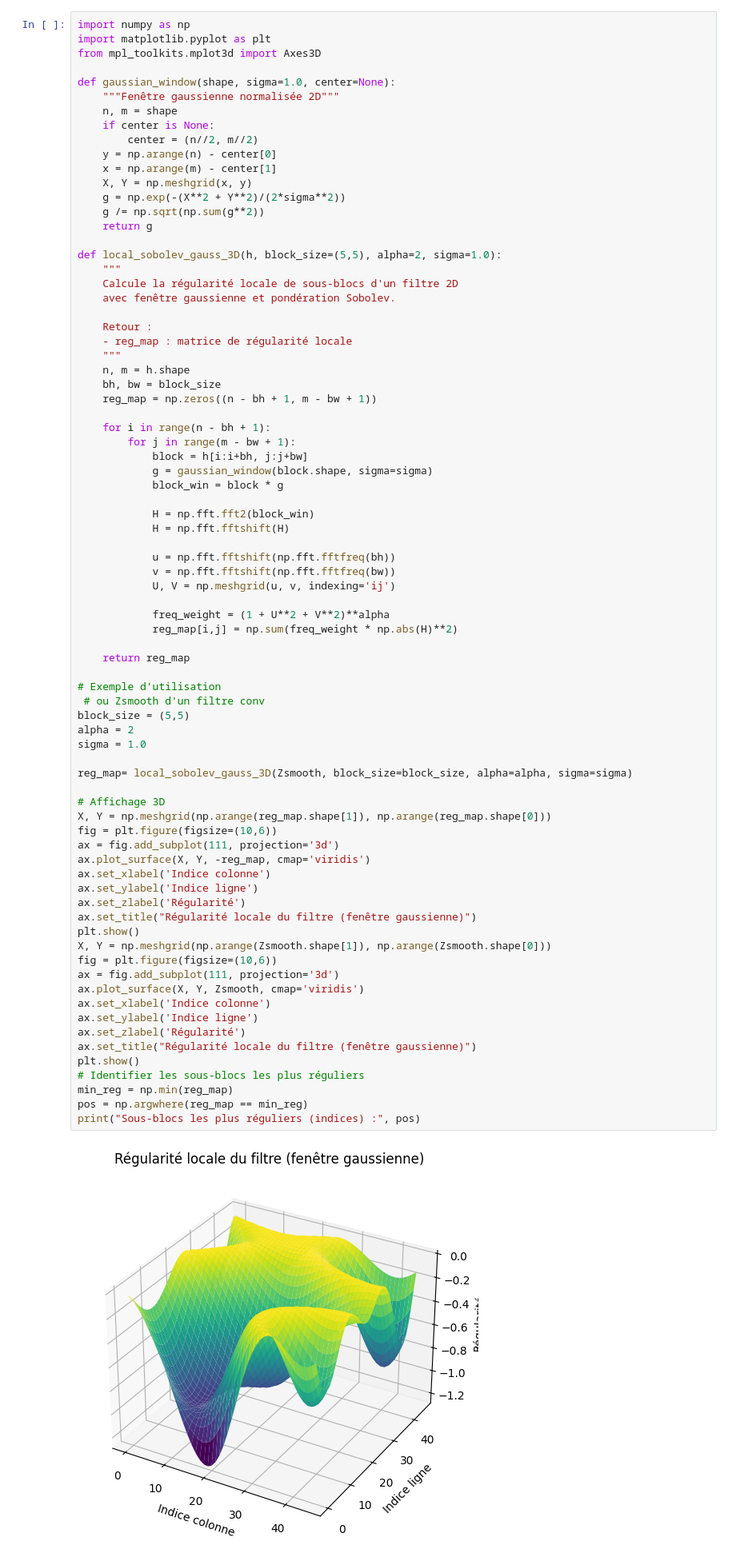
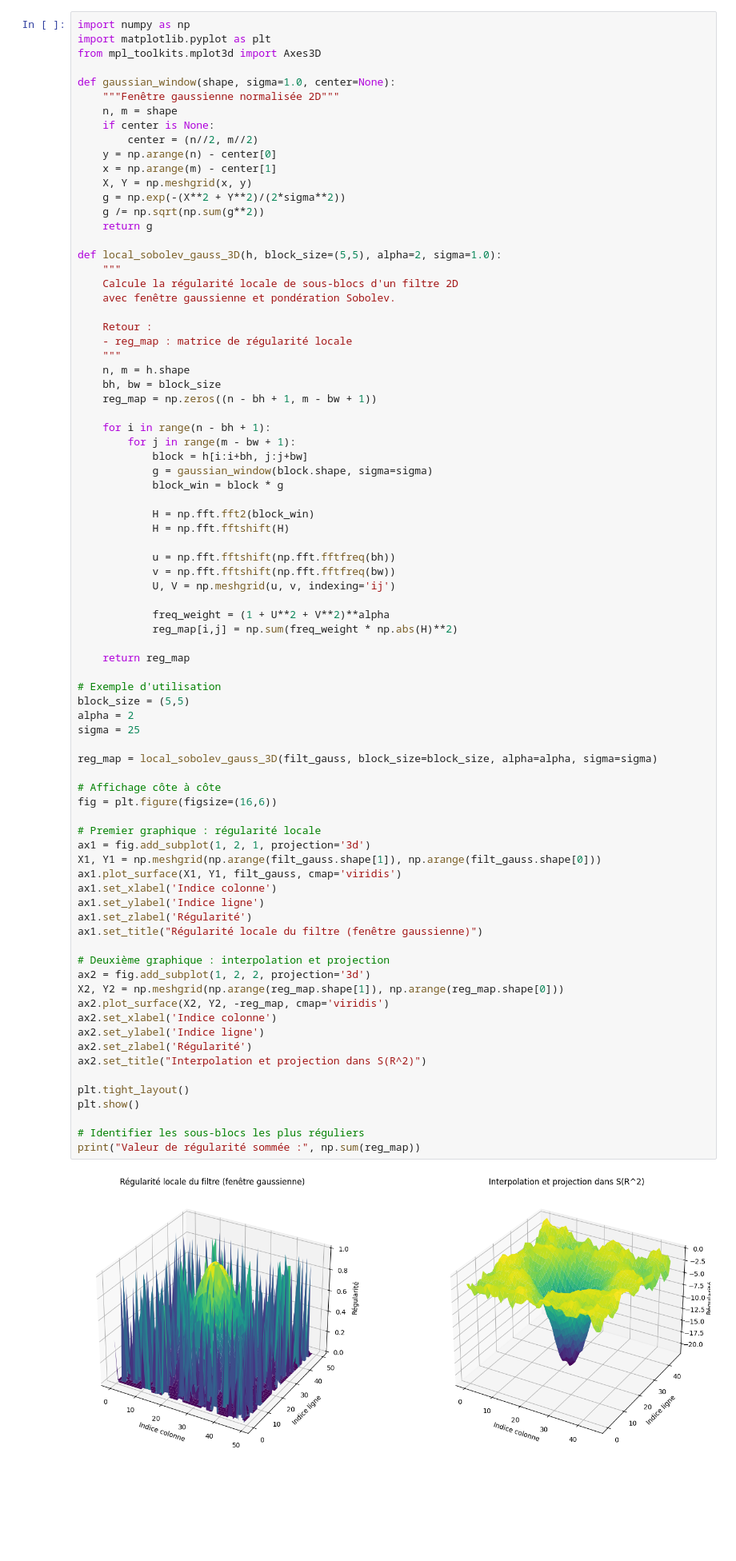
Before and after one commit to josselinteste/projet_es_ia_embarquee_CHALIN_TESTE, a Jupyter notebook: utilitaire.ipynb, the cells around one changed output. Shown at 80% size. Drawn from its saved outputs; the diff is of its cells as text; blank space fills up the shorter version.

```diff
--- a/utilitaire.ipynb
+++ b/utilitaire.ipynb
@@ -716,55 +738,57 @@ def local_sobolev_gauss_3D(h, block_size=(5,5), alpha=2, sigma=1.0):
     n, m = h.shape
     bh, bw = block_size
     reg_map = np.zeros((n - bh + 1, m - bw + 1))
 
     for i in range(n - bh + 1):
         for j in range(m - bw + 1):
             block = h[i:i+bh, j:j+bw]
             g = gaussian_window(block.shape, sigma=sigma)
             block_win = block * g
 
             H = np.fft.fft2(block_win)
             H = np.fft.fftshift(H)
 
             u = np.fft.fftshift(np.fft.fftfreq(bh))
             v = np.fft.fftshift(np.fft.fftfreq(bw))
             U, V = np.meshgrid(u, v, indexing='ij')
 
             freq_weight = (1 + U**2 + V**2)**alpha
             reg_map[i,j] = np.sum(freq_weight * np.abs(H)**2)
 
     return reg_map
 
 # Exemple d'utilisation
- # ou Zsmooth d'un filtre conv
 block_size = (5,5)
 alpha = 2
-sigma = 1.0
+sigma = 25
 
-reg_map= local_sobolev_gauss_3D(Zsmooth, block_size=block_size, alpha=alpha, sigma=sigma)
+reg_map = local_sobolev_gauss_3D(filt_gauss, block_size=block_size, alpha=alpha, sigma=sigma)
 
-# Affichage 3D
-X, Y = np.meshgrid(np.arange(reg_map.shape[1]), np.arange(reg_map.shape[0]))
-fig = plt.figure(figsize=(10,6))
-ax = fig.add_subplot(111, projection='3d')
-ax.plot_surface(X, Y, -reg_map, cmap='viridis')
-ax.set_xlabel('Indice colonne')
-ax.set_ylabel('Indice ligne')
-ax.set_zlabel('Régularité')
-ax.set_title("Régularité locale du filtre (fenêtre gaussienne)")
+# Affichage côte à côte
+fig = plt.figure(figsize=(16,6))
+
+# Premier graphique : régularité locale
+ax1 = fig.add_subplot(1, 2, 1, projection='3d')
+X1, Y1 = np.meshgrid(np.arange(filt_gauss.shape[1]), np.arange(filt_gauss.shape[0]))
+ax1.plot_surface(X1, Y1, filt_gauss, cmap='viridis')
+ax1.set_xlabel('Indice colonne')
+ax1.set_ylabel('Indice ligne')
+ax1.set_zlabel('Régularité')
+ax1.set_title("Régularité locale du filtre (fenêtre gaussienne)")
+
+# Deuxième graphique : interpolation et projection
+ax2 = fig.add_subplot(1, 2, 2, projection='3d')
+X2, Y2 = np.meshgrid(np.arange(reg_map.shape[1]), np.arange(reg_map.shape[0]))
+ax2.plot_surface(X2, Y2, -reg_map, cmap='viridis')
+ax2.set_xlabel('Indice colonne')
+ax2.set_ylabel('Indice ligne')
+ax2.set_zlabel('Régularité')
+ax2.set_title("Interpolation et projection dans S(R^2)")
+
+plt.tight_layout()
 plt.show()
-X, Y = np.meshgrid(np.arange(Zsmooth.shape[1]), np.arange(Zsmooth.shape[0]))
-fig = plt.figure(figsize=(10,6))
-ax = fig.add_subplot(111, projection='3d')
-ax.plot_surface(X, Y, Zsmooth, cmap='viridis')
-ax.set_xlabel('Indice colonne')
-ax.set_ylabel('Indice ligne')
-ax.set_zlabel('Régularité')
-ax.set_title("Régularité locale du filtre (fenêtre gaussienne)")
-plt.show()
+
 # Identifier les sous-blocs les plus réguliers
-min_reg = np.min(reg_map)
-pos = np.argwhere(reg_map == min_reg)
-print("Sous-blocs les plus réguliers (indices) :", pos)
+print("Valeur de régularité sommée :", np.sum(reg_map))
 # %% [output]
-[figure, old version]
+[figure, new version]
```
Also changed, not shown: parts of 12 cells of this notebook.
